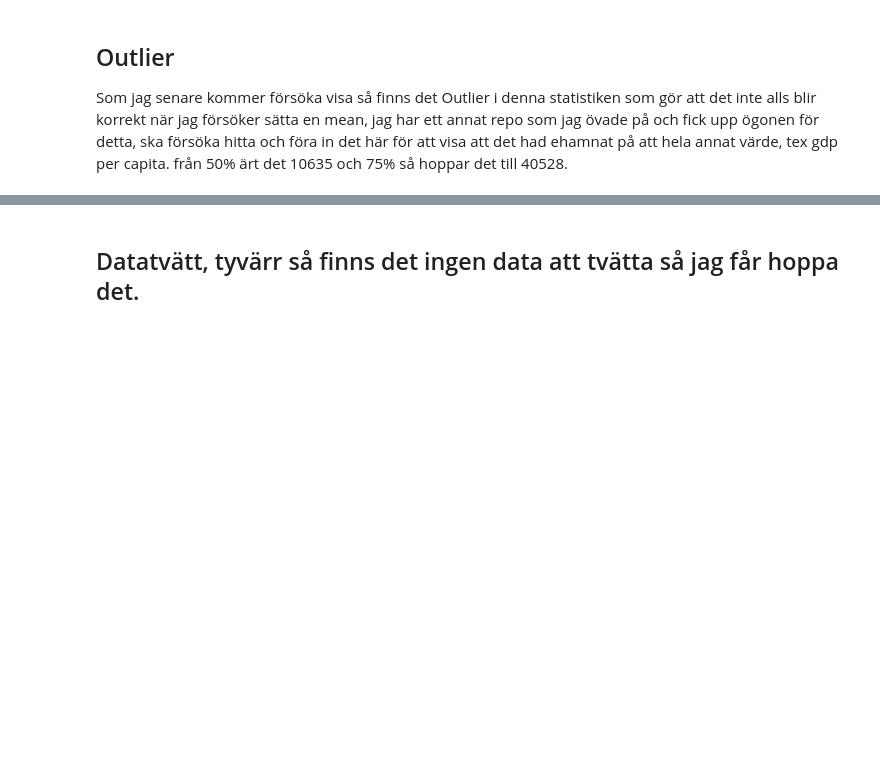
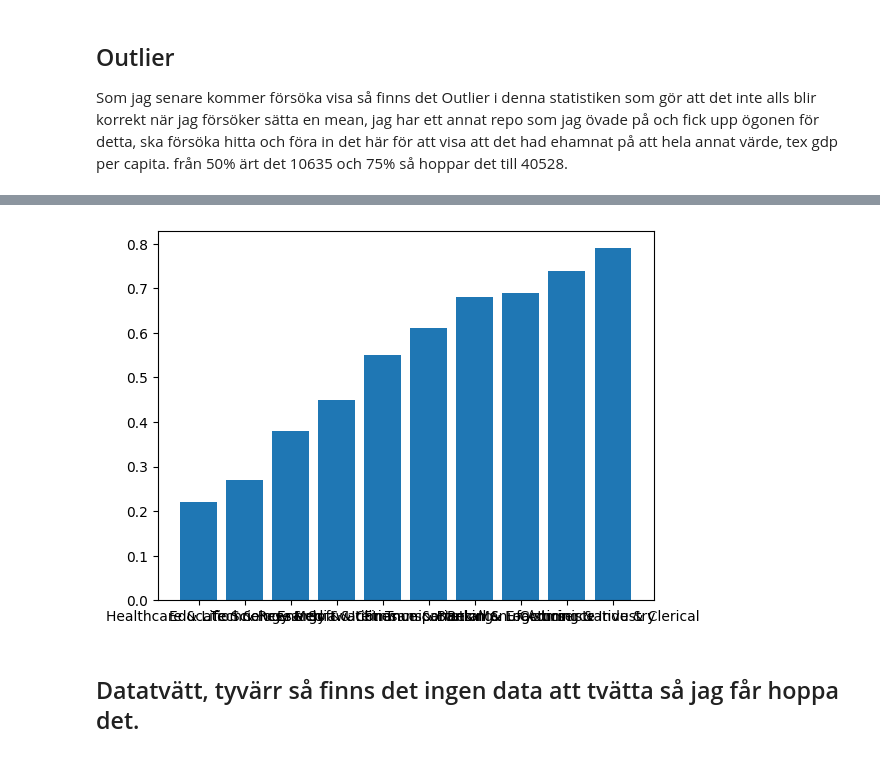
Before and after one commit to Jolle-Jay/kk1-python, a Jupyter notebook: notebook.ipynb, the cells around one changed output, grey strips where cells are left out. Drawn from its saved outputs; the diff is of its cells as text; code cells hidden in the pictures; blank space fills up the shorter version.

```diff
--- a/notebook.ipynb
+++ b/notebook.ipynb
@@ -141,2 +174,8 @@ ter(df["gdp_per_capita_usd"], df["sector_automation_risk_score"], alpha=0.1)
+# %%
+sector_risk = df.groupby("industry_sector")["sector_automation_risk_score"].mean().sort_values()
+plt.bar(sector_risk.index, sector_risk.values)
+plt.show()
+# %% [output]
+[figure, added]
 # %% [markdown]
 ## Datatvätt, tyvärr så finns det ingen data att tvätta så jag får hoppa det.
```
Also changed, not shown: parts of 5 cells of this notebook.
